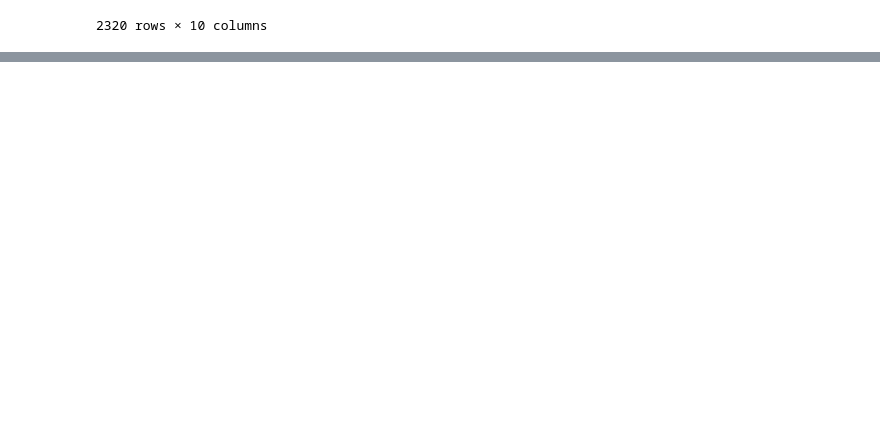
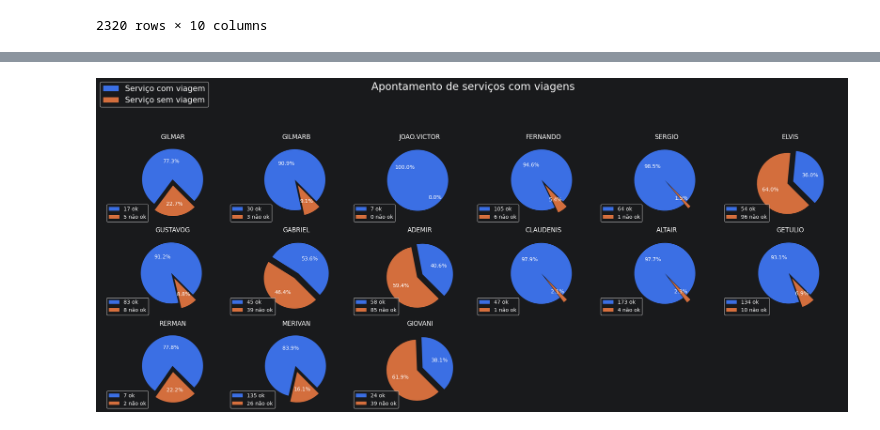
Before and after one commit to JoaoPresley/Metas2026_MSGAS, a Jupyter notebook: sample.ipynb, the cells around one changed output, grey strips where cells are left out. Drawn from its saved outputs; the diff is of its cells as text; code cells hidden in the pictures; blank space fills up the shorter version.

```diff
--- a/sample.ipynb
+++ b/sample.ipynb
@@ -248,0 +331,59 @@ df_periodo.to_excel(nome_arquivo,
+# %%
+# 2.2 Pizzas de serviços para cada TOM
+fig, ax = plt.subplots(3, 6, figsize=(20, 8))
+
+cores = ["#3b6fe4", "#d36e3d"]
+
+primeiras_fatias = None
+
+#   Percorre a matriz dos graficos
+for l in range(3):
+    for c in range(6):
+        n_tom = (l*6) + c # Transforma a matriz em um indice
+
+        # o culta os graficos que não existe TOM
+        if n_tom >= len(toms):
+            ax[l, c].axis('off')
+            continue
+
+        # 1. Gráfico das viagens
+        #   Serviços com viagem/serviços
+        serviços = df[df["Tipo_temporal"] == "Serviço"]
+        serviços = serviços[serviços["TOM"] == toms[n_tom]]
+        erro = len(serviços[~serviços["Valida serviço"]])
+        ok = len(serviços[serviços["Valida serviço"]])
+        dados = [ok, erro]
+
+        explode = [0.1, 0.1]
+        fatias, text, autotext = ax[l, c].pie(dados,
+                                             explode=explode,
+                                             autopct="%1.1f%%",
+                                             startangle=-45,
+                                             colors=cores
+                                             )
+        ax[l, c].legend(
+            fatias,
+            [f"{ok} ok", f"{erro} não ok"],
+            loc="lower left",
+            fontsize=10,
+            bbox_to_anchor=(-0.4, -0.05),
+        )
+        ax[l, c].set_title(toms[n_tom], fontsize=12, color='white', pad=10)
+
+        #Captura as primeiras fatias das pizzas
+        if primeiras_fatias == None:
+            primeiras_fatias = fatias
+labels = ["Serviço com viagem", "Serviço sem viagem"]
+fig.legend(
+    primeiras_fatias,
+    labels,
+    loc="upper left",
+    fontsize=15,
+    labelcolor="white",
+    #bbox_to_anchor=(0.1, 1.1) #Posicionamento ancorado no grafico
+)
+fig.suptitle("Apontamento de serviços com viagens", fontsize=20, color='white', y=1.1)
+plt.tight_layout()
+plt.show()
+# %% [output]
+[figure, added]
```
Also changed, not shown: parts of 7 cells of this notebook.
